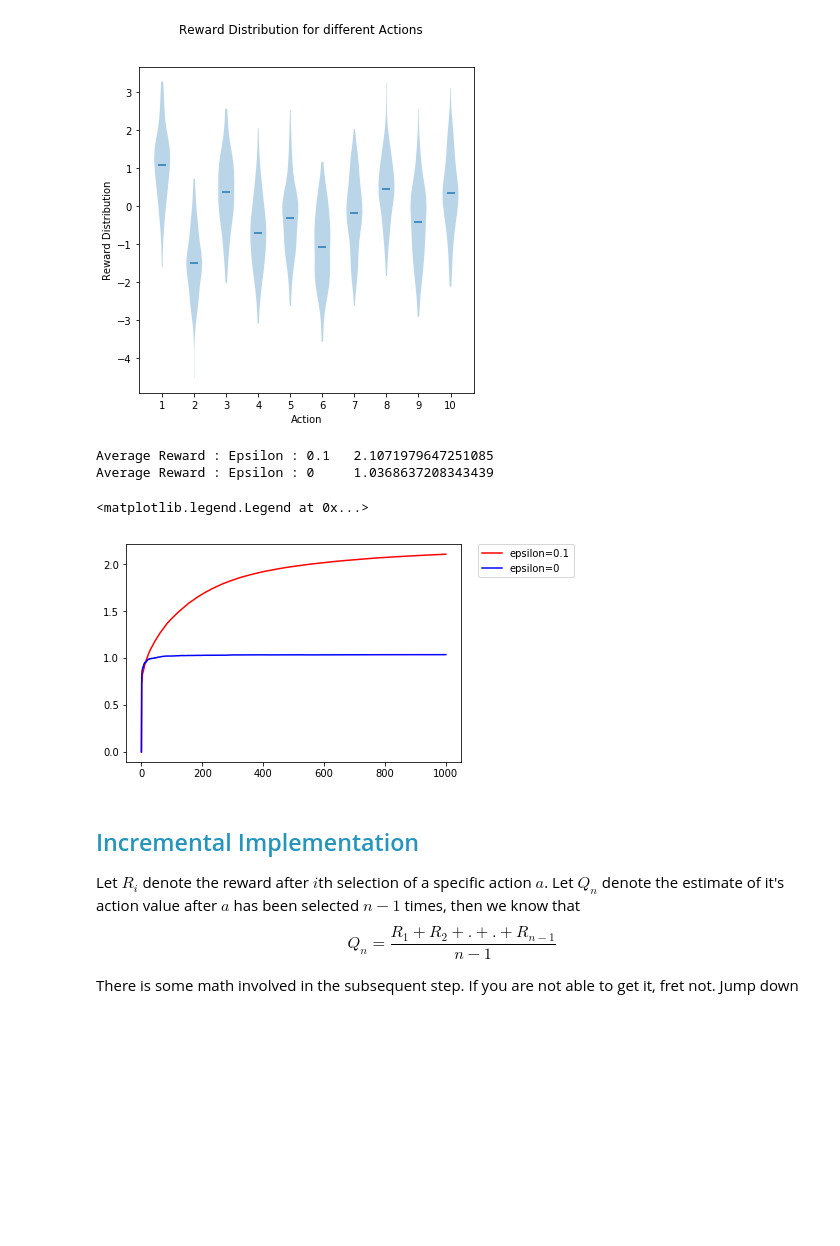
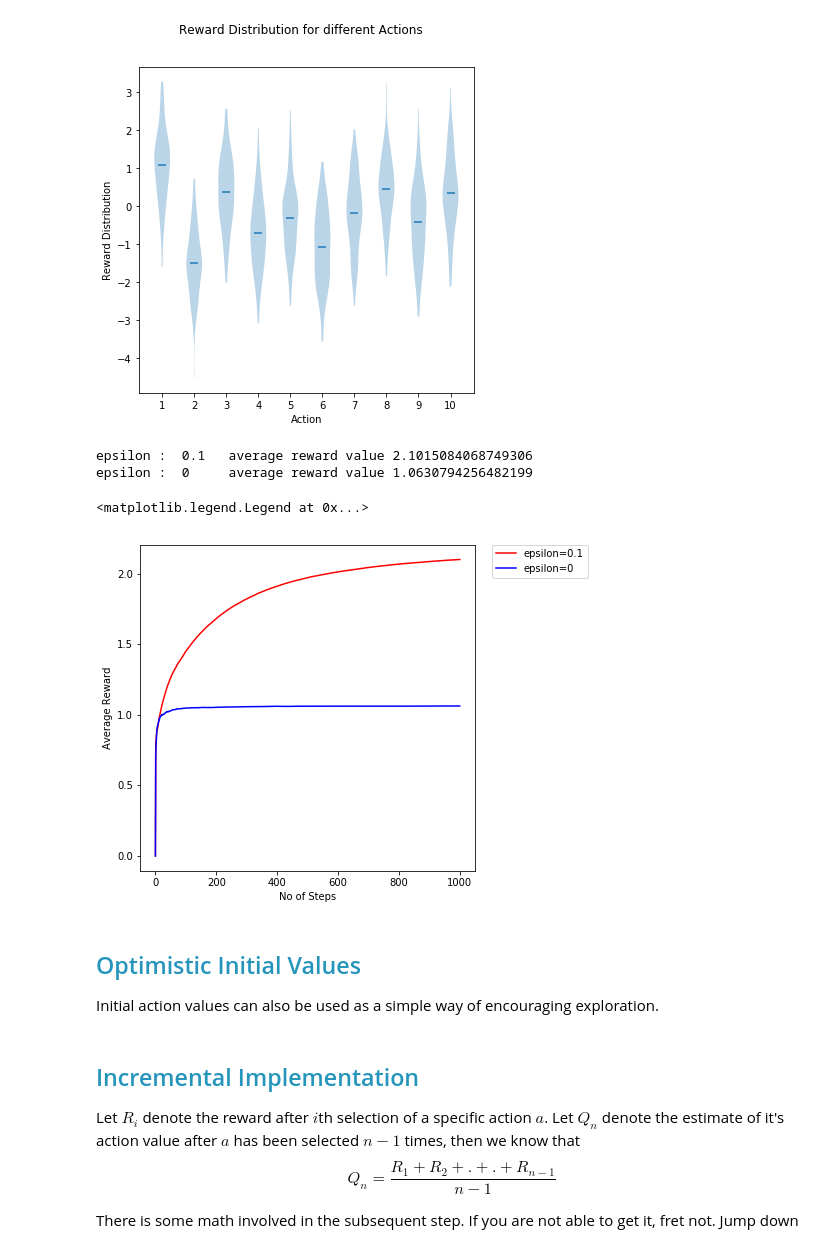
Before and after one commit to alokwhitewolf/Reinforcement-Learning, a Jupyter notebook: ch_02/K-Armed-Bandit.ipynb, the cells around one changed output. Drawn from its saved outputs; the diff is of its cells as text; code cells hidden in the pictures; blank space fills up the shorter version.

```diff
--- a/ch_02/K-Armed-Bandit.ipynb
+++ b/ch_02/K-Armed-Bandit.ipynb
@@ -99,7 +99,7 @@ example_bandit_rewards_plot()
 #Multi Armed bandit
 list_optimal = [0.5,0.7,0.9,1.1,2.4,0.1,0.9,0.1,0.3,0.7]
 
-def greedy_bandit(arms=10,mean_optimal=0,std_dev_optimal=1,std_dev_reward=1,init_expectation = 0,iterations=1000,epsilon=0.1,):
+def greedy_bandit(arms=10,mean_optimal=0,std_dev_optimal=1,std_dev_reward=1,init_expectation = 0,iterations=1000,epsilon=0.1):
     no_of_actions = arms
     #optimal_action_values = np.random.normal(mean_optimal, std_dev_optimal, size=no_of_actions)
     optimal_action_values = list_optimal
@@ -122,7 +122,7 @@ def greedy_bandit(arms=10,mean_optimal=0,std_dev_optimal=1,std_dev_reward=1,init
     for t in range(iterations):
 
         counter += 1
-        print
+
         if random.random()<epsilon:
             act_index = random.randint(0,no_of_actions-1)
             #print ("*")
@@ -131,40 +131,48 @@ def greedy_bandit(arms=10,mean_optimal=0,std_dev_optimal=1,std_dev_reward=1,init
         act_occur[act_index]+=1
         rward_t = np.random.normal(optimal_action_values[act_index],std_dev_reward)
 
         expect[act_index] = (((expect[act_index]*(act_occur[act_index]-1))+rward_t)/(act_occur[act_index]))
 
         avg_rward_value = ((avg_rward_value*(counter-1))+rward_t)/(counter)
         avg_rward_list.append(avg_rward_value)
         #print  (act_index)
     #plt.plot(avg_rward_list,color=colr)
     #print ("Average Reward : Greedy : \t",avg_rward_value)
     return avg_rward_list,avg_rward_value
 
 
 def greedy_experiment(arms=10,mean_optimal=0,std_dev_optimal=1,std_dev_reward=1,init_expectation = 0,iterations=1000,epsilon=0.1,no_of_exp = 500):
     rward_list = [0]
     rward_value = 0
     for x in range(no_of_exp):
         avg_lists, avg_values = greedy_bandit(arms,mean_optimal,std_dev_optimal,std_dev_reward,init_expectation,iterations,epsilon)
         if x == 0:
             rward_list = avg_lists
             rward_value = avg_values
         else:
             rward_list = np.add(np.dot(x,rward_list),avg_lists)/(x+1)
             rward_value = ((x*rward_value)+avg_values)/(x+1)
 
-    print ("Average Reward : Epsilon :",epsilon, "\t",rward_value)
+    print ("epsilon : ",epsilon,"\t average reward value",rward_value)
     return (rward_list)
 #a = plot_greedy(epsilon=0.1)
 #b = plot_greedy(epsilon=0.5)
-plt.plot(greedy_experiment(epsilon=0.1),color='r', label="epsilon=0.1")
-plt.plot(greedy_experiment(epsilon=0),color='b',label="epsilon=0")
-plt.legend(bbox_to_anchor=(1.05, 1), loc=2, borderaxespad=0.)
+fig, axes = plt.subplots(nrows=1, ncols=1, figsize=(6, 6))
+axes.plot(greedy_experiment(epsilon=0.1),color='r', label="epsilon=0.1")
+axes.plot(greedy_experiment(epsilon=0),color='b',label="epsilon=0")
+axes.set_xlabel("No of Steps")
+
+axes.set_ylabel("Average Reward")
+axes.legend(bbox_to_anchor=(1.05, 1), loc=2, borderaxespad=0.)
 # %% [output]
-Average Reward : Epsilon : 0.1   2.1071979647251085
-Average Reward : Epsilon : 0     1.0368637208343439
+epsilon :  0.1   average reward value 2.1015084068749306
+epsilon :  0     average reward value 1.0630794256482199
 <matplotlib.legend.Legend at 0x...>
-[figure, old version]
+[figure, new version]
+# %% [markdown]
+## <span style="color:#2595bc">Optimistic Initial Values</span>
+
+Initial action values can also be used as a simple way of encouraging exploration.
 # %% [markdown]
 ## <span style="color:#2595bc">Incremental Implementation</span>
 Let $R_i$ denote the reward after $i$th selection of a specific action $a$. Let $Q_n$ denote the estimate of it's action value after $a$ has been selected $n-1$ times, then we know that
```
Also changed, not shown: parts of 3 cells of this notebook.
